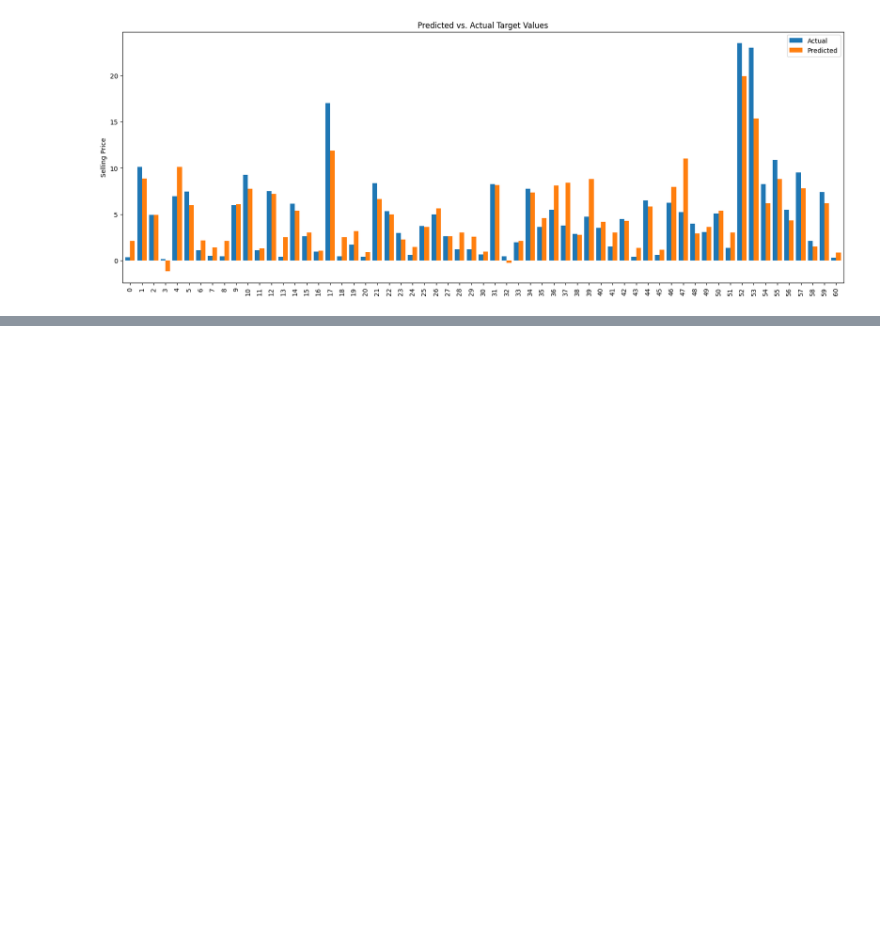
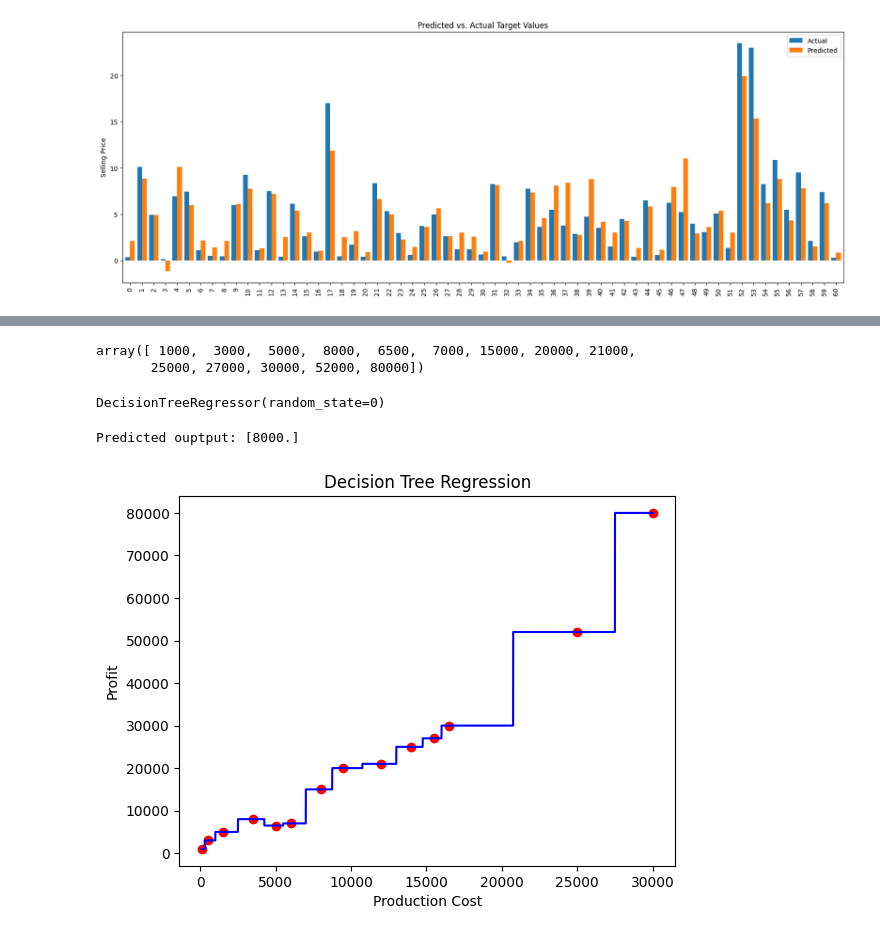
Before and after one commit to Njeri-Gitome/MachineLearning, a Jupyter notebook: Supervised_ML/Regression algorithms.ipynb, the cells around one changed output, grey strips where cells are left out. Saved outputs shown, nothing was run; the diff lists cells and outputs as text; code cells hidden in the pictures; blank space fills up the shorter version.

```diff
--- a/Supervised_ML/Regression algorithms.ipynb
+++ b/Supervised_ML/Regression algorithms.ipynb
@@ -227,0 +334,22 @@ comparison(comparison_df)
+# %%
+data =np.array ([
+    ['Asset Flip', 100, 1000],
+    ['Text Based', 500, 3000],
+    ['Visual Novel', 1500, 5000],
+    ['2D Pixel Art', 3500, 8000],
+    ['2D Vector Art', 5000, 6500],
+    ['Strategy', 6000, 7000],
+    ['First Person Shooter', 8000, 15000],
+    ['Simulator', 9500, 20000],
+    ['Racing', 12000, 21000],
+    ['RPG', 14000, 25000],
+    ['Sandbox', 15500, 27000],
+    ['Open-World', 16500, 30000],
+    ['MMOFPS', 25000, 52000],
+    ['MMORPG', 30000, 80000]
+    ] )
+# %%
+#Setting the Features
+
+X =  data [:, 1:2].astype(int) # Select all the rows and column 1
+X
@@ -227,0 +371,36 @@ comparison(comparison_df)
+# %%
+# Target column
+y = data[:,2].astype(int)
+y
+# %% [output]
+array([ 1000,  3000,  5000,  8000,  6500,  7000, 15000, 20000, 21000,
+       25000, 27000, 30000, 52000, 80000])
+# %%
+# import decision tree regressor
+from sklearn.tree import DecisionTreeRegressor
+
+#Create a regressor object
+DT = DecisionTreeRegressor(random_state= 0)
+
+#Fit model
+DT.fit(X,y)
+# %% [output]
+DecisionTreeRegressor(random_state=0)
+# %%
+#Predicting new value
+y_pred = DT.predict([[4000]])
+print('Predicted ouptput:',y_pred)
+# %% [output]
+Predicted ouptput: [8000.]
+# %%
+# Visualizing the results
+X_grid = np.arange(min(X), max(X), 0.01)  #create a range of values from min to max of X
+X_grid = X_grid.reshape((len(X_grid), 1)) #reshaping the data
+plt.scatter(X, y, color = 'red')
+plt.plot(X_grid, DT.predict(X_grid), color = 'blue')
+plt.xlabel("Production Cost")
+plt.ylabel("Profit")
+plt.title("Decision Tree Regression")
+plt.show()
+# %% [output]
+[figure, added]
```
Also changed, not shown: parts of 17 cells of this notebook, 3 other files.
